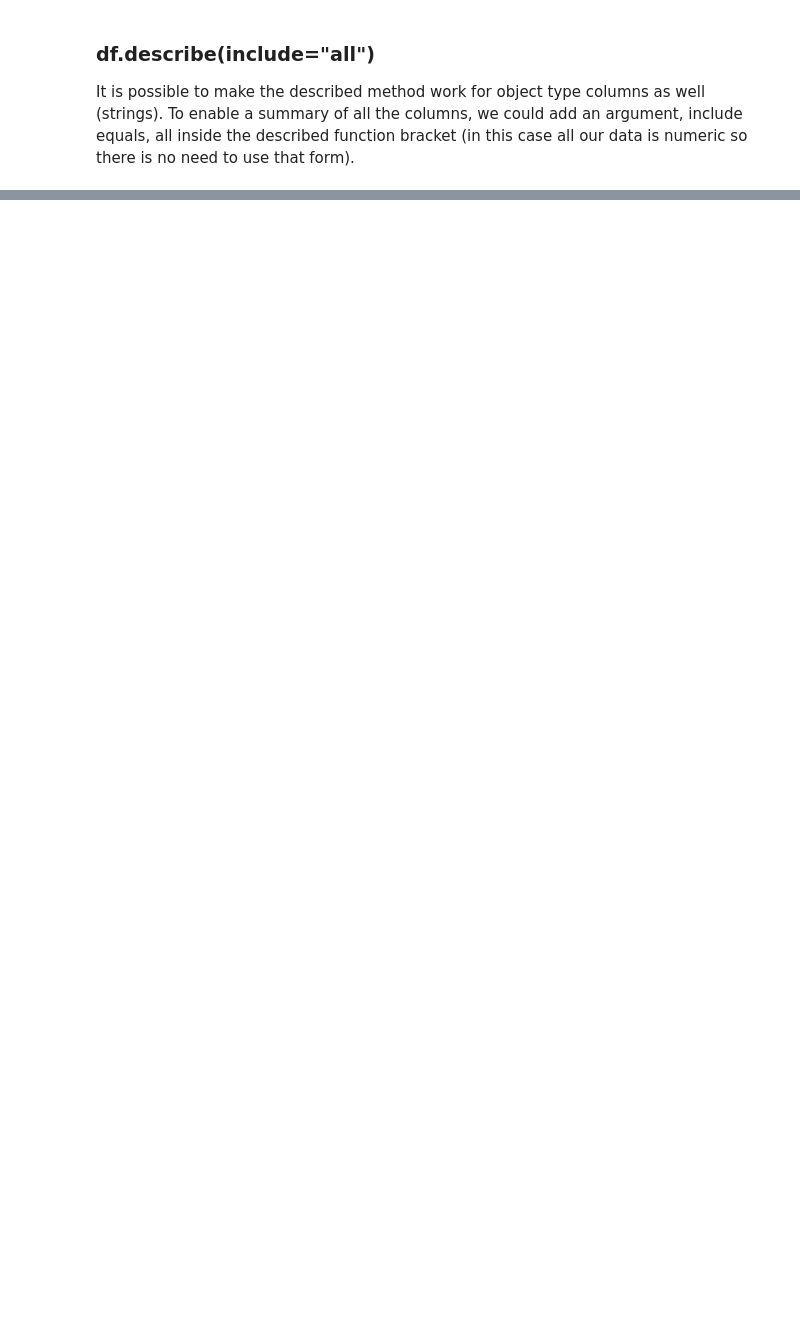
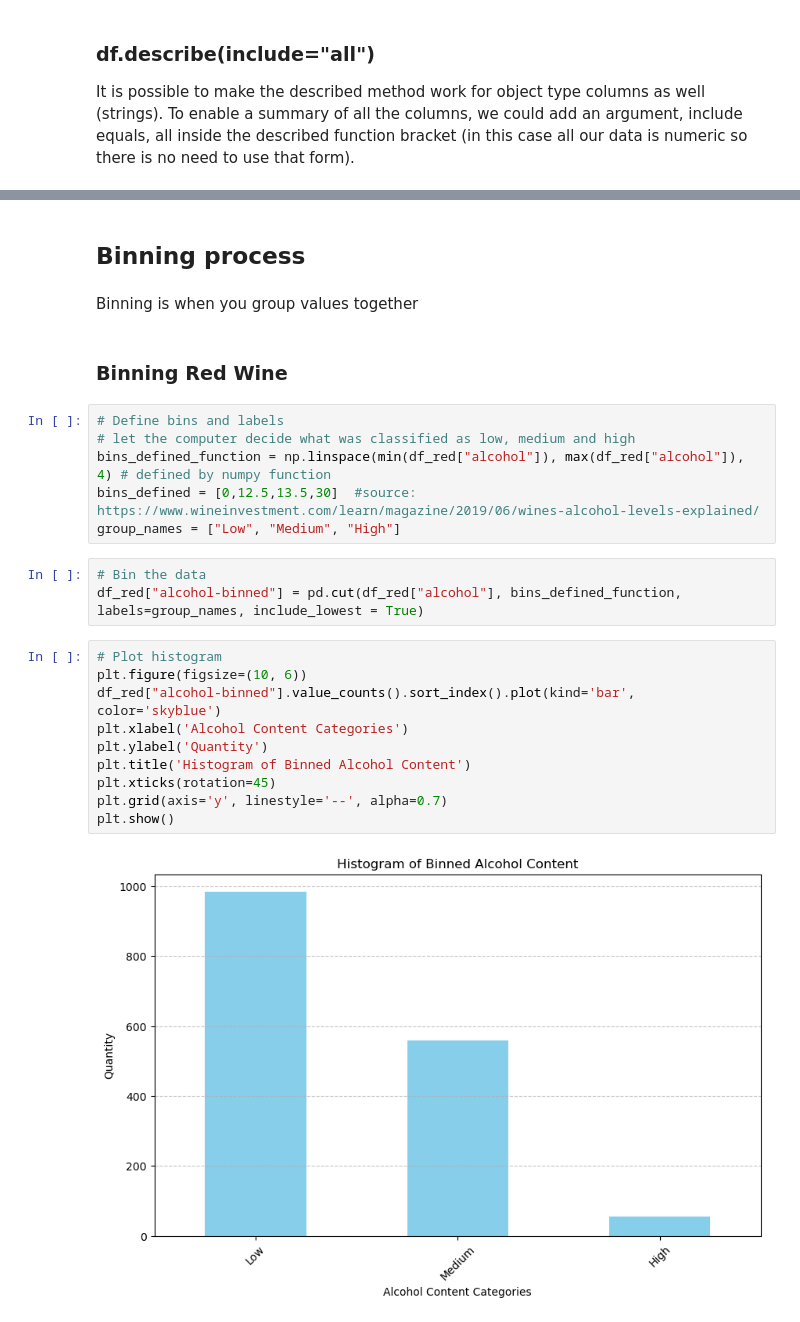
Before and after one commit to fernandes-s/wine_analysis, a Jupyter notebook: Wine_analysis.ipynb, the cells around one changed output, grey strips where cells are left out. Saved outputs shown, nothing was run; the diff lists cells and outputs as text; blank space fills up the shorter version.

```diff
--- a/Wine_analysis.ipynb
+++ b/Wine_analysis.ipynb
@@ -225,0 +283,27 @@ It is possible to make the described method work for object type columns as well
+# %% [markdown]
+## Binning process
+# %% [markdown]
+ Binning is when you group values together
+# %% [markdown]
+### Binning Red Wine
+# %%
+# Define bins and labels
+# let the computer decide what was classified as low, medium and high
+bins_defined_function = np.linspace(min(df_red["alcohol"]), max(df_red["alcohol"]), 4) # defined by numpy function
+bins_defined = [0,12.5,13.5,30]  #source: https://www.wineinvestment.com/learn/magazine/2019/06/wines-alcohol-levels-explained/
+group_names = ["Low", "Medium", "High"]
+# %%
+# Bin the data
+df_red["alcohol-binned"] = pd.cut(df_red["alcohol"], bins_defined_function, labels=group_names, include_lowest = True)
+# %%
+# Plot histogram
+plt.figure(figsize=(10, 6))
+df_red["alcohol-binned"].value_counts().sort_index().plot(kind='bar', color='skyblue')
+plt.xlabel('Alcohol Content Categories')
+plt.ylabel('Quantity')
+plt.title('Histogram of Binned Alcohol Content')
+plt.xticks(rotation=45)
+plt.grid(axis='y', linestyle='--', alpha=0.7)
+plt.show()
+# %% [output]
+[figure, added]
```
Also changed, not shown: parts of 24 cells of this notebook.
